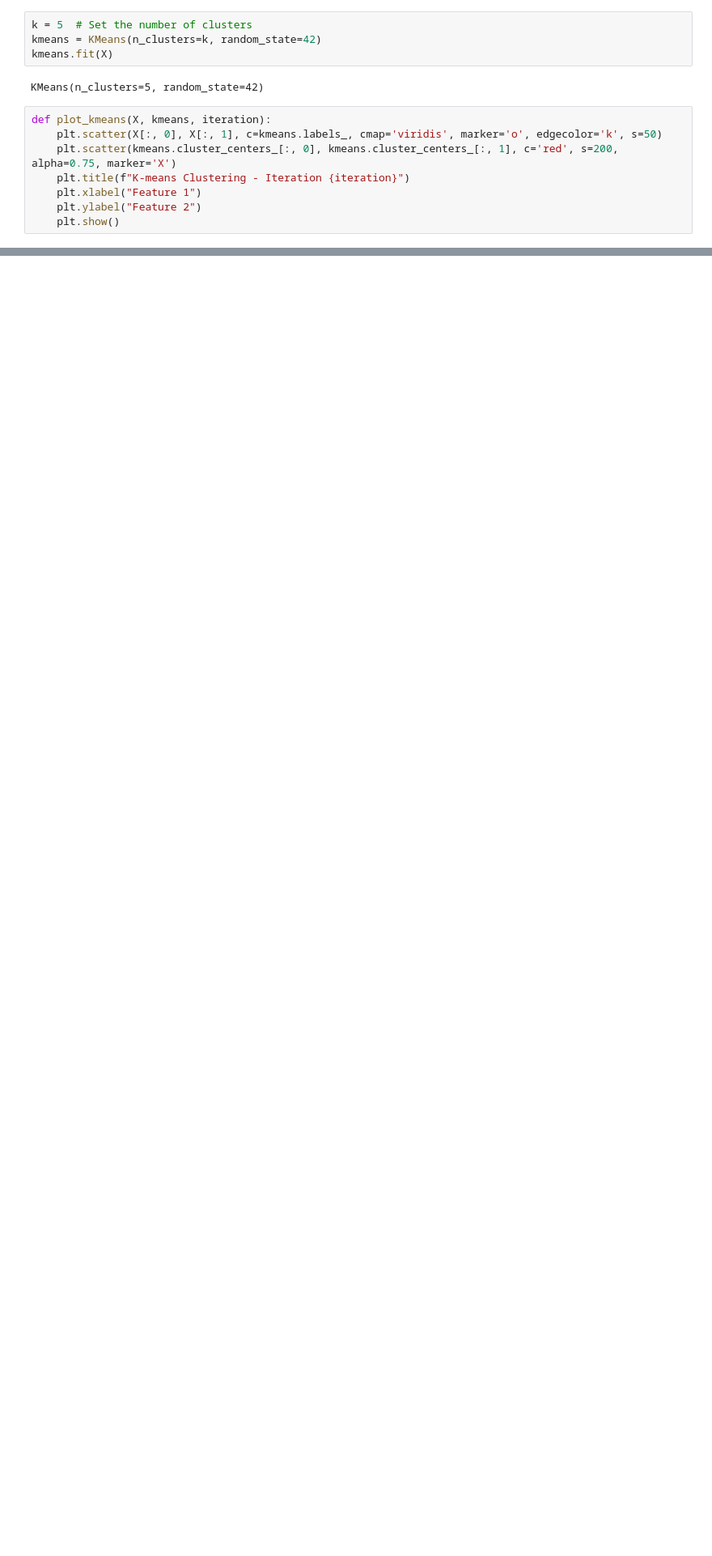
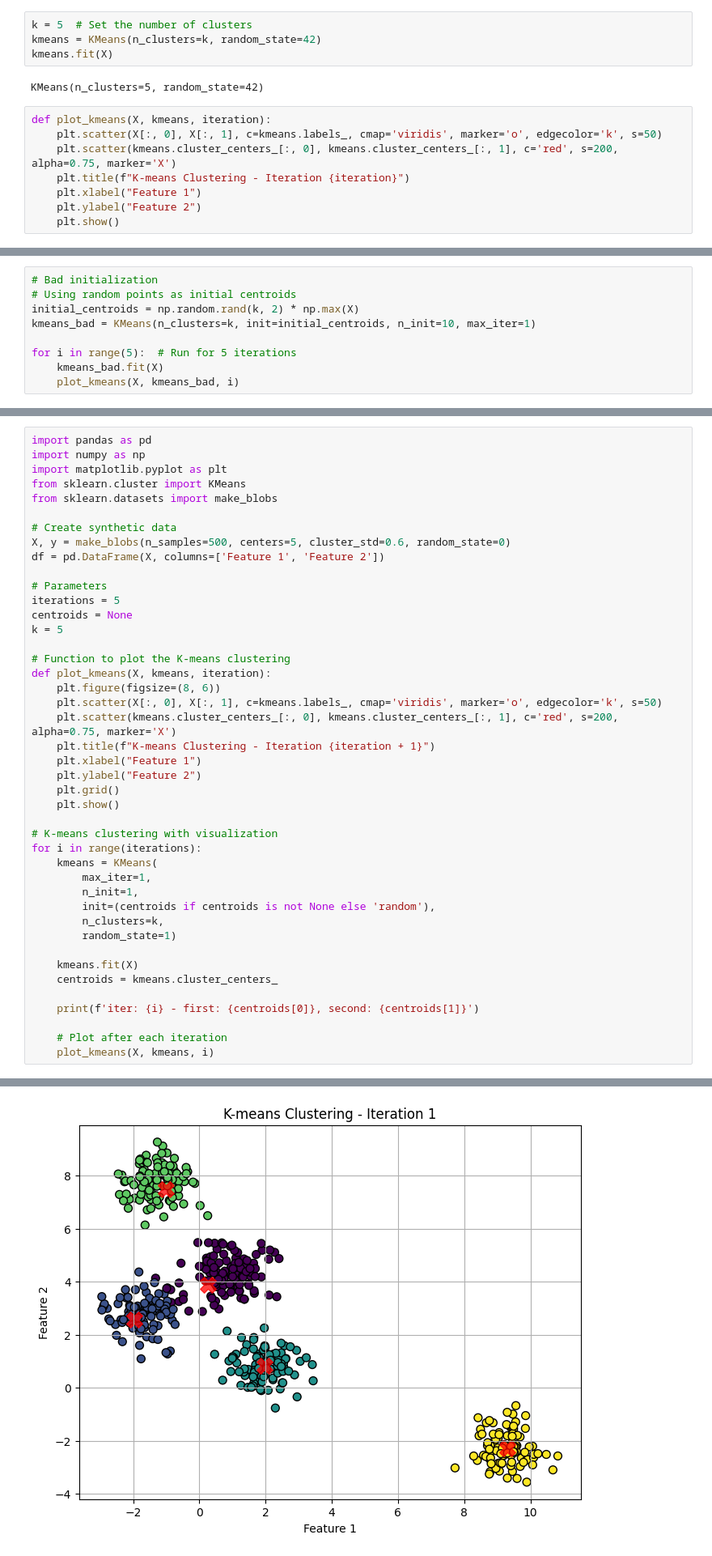
Before and after one commit to linh-pn/Assignment3, a Jupyter notebook: Assignment_3.ipynb, the cells around one changed output, grey strips where cells are left out. Shown at 81% size. Drawn from its saved outputs; the diff is of its cells as text; blank space fills up the shorter version.

```diff
--- a/Assignment_3.ipynb
+++ b/Assignment_3.ipynb
@@ -49,0 +95,9 @@ for i in range(5):
+# %%
+# Bad initialization
+# Using random points as initial centroids
+initial_centroids = np.random.rand(k, 2) * np.max(X)
+kmeans_bad = KMeans(n_clusters=k, init=initial_centroids, n_init=10, max_iter=1)
+
+for i in range(5):  # Run for 5 iterations
+    kmeans_bad.fit(X)
+    plot_kmeans(X, kmeans_bad, i)
@@ -49,0 +106,44 @@ for i in range(5):
+# %%
+import pandas as pd
+import numpy as np
+import matplotlib.pyplot as plt
+from sklearn.cluster import KMeans
+from sklearn.datasets import make_blobs
+
+# Create synthetic data
+X, y = make_blobs(n_samples=500, centers=5, cluster_std=0.6, random_state=0)
+df = pd.DataFrame(X, columns=['Feature 1', 'Feature 2'])
+
+# Parameters
+iterations = 5
+centroids = None
+k = 5
+
+# Function to plot the K-means clustering
+def plot_kmeans(X, kmeans, iteration):
+    plt.figure(figsize=(8, 6))
+    plt.scatter(X[:, 0], X[:, 1], c=kmeans.labels_, cmap='viridis', marker='o', edgecolor='k', s=50)
+    plt.scatter(kmeans.cluster_centers_[:, 0], kmeans.cluster_centers_[:, 1], c='red', s=200, alpha=0.75, marker='X')
+    plt.title(f"K-means Clustering - Iteration {iteration + 1}")
+    plt.xlabel("Feature 1")
+    plt.ylabel("Feature 2")
+    plt.grid()
+    plt.show()
+
+# K-means clustering with visualization
+for i in range(iterations):
+    kmeans = KMeans(
+        max_iter=1,
+        n_init=1,
+        init=(centroids if centroids is not None else 'random'),
+        n_clusters=k,
+        random_state=1)
+
+    kmeans.fit(X)
+    centroids = kmeans.cluster_centers_
+
+    print(f'iter: {i} - first: {centroids[0]}, second: {centroids[1]}')
+
+    # Plot after each iteration
+    plot_kmeans(X, kmeans, i)
+# %% [output]
@@ -49,0 +151 @@ for i in range(5):
+[figure, added]
```
Also changed, not shown: parts of 6 cells of this notebook.
